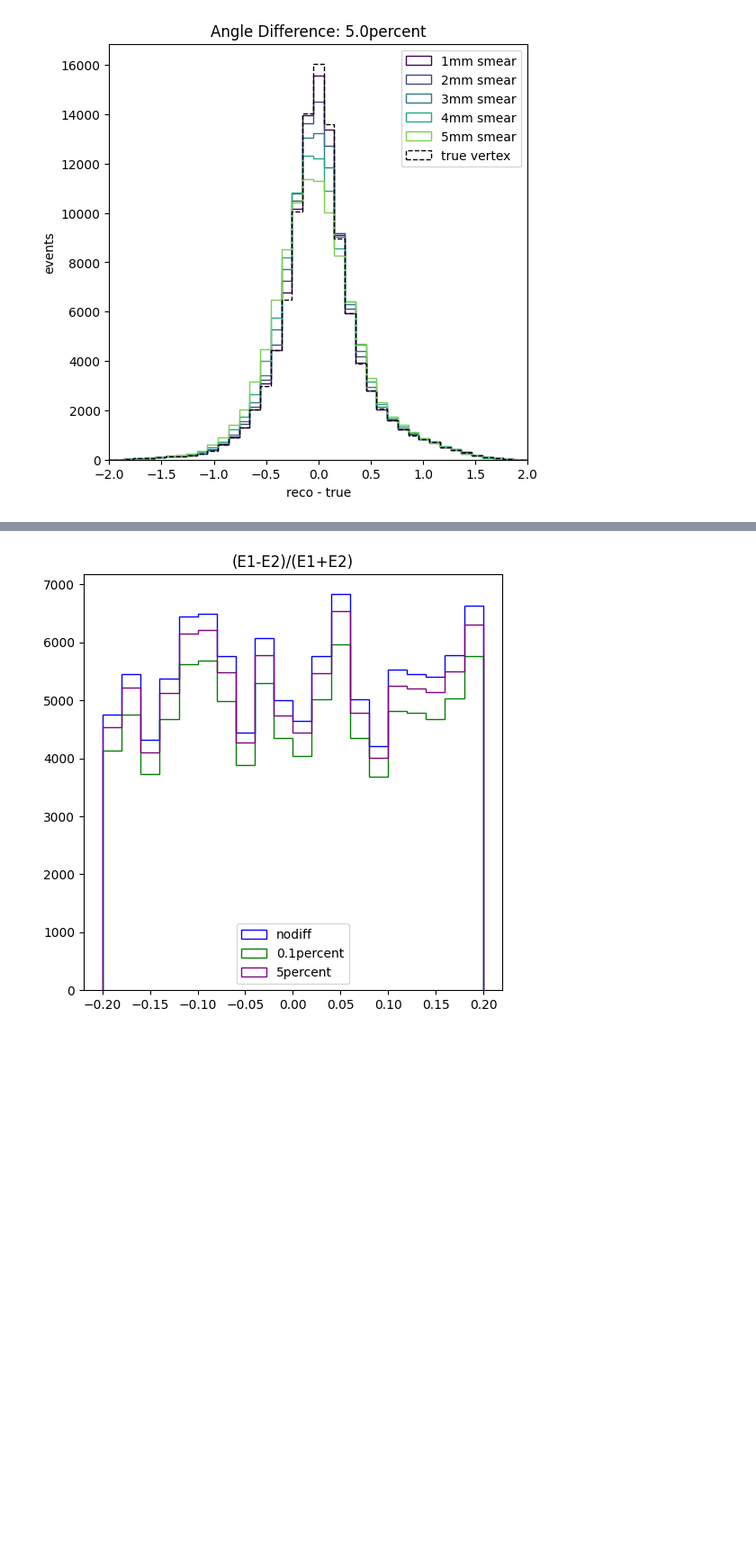
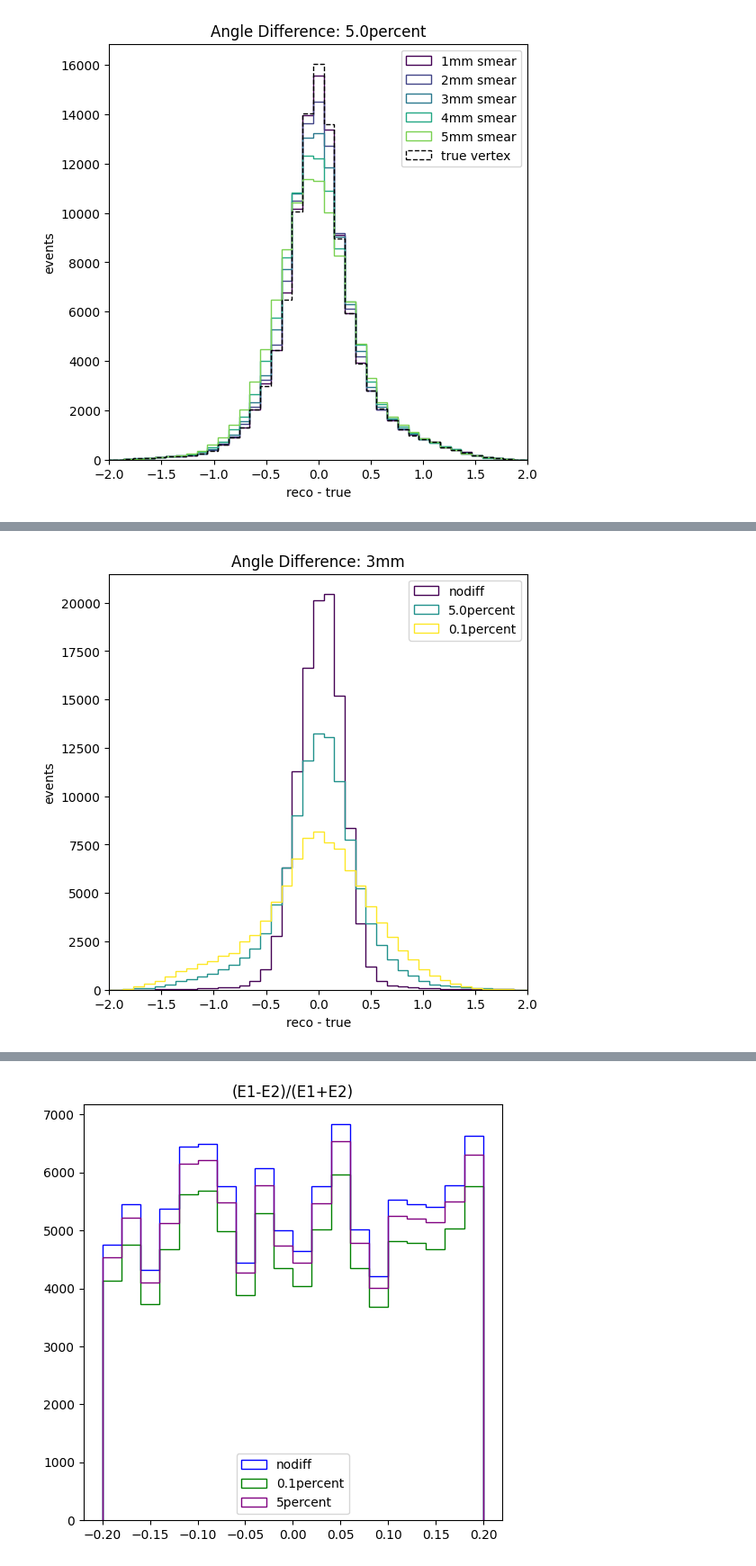
Before and after one commit to Rei-Jones/next-machine-learning, a Jupyter notebook: NEXT_nudobe/analysis/get_angle_data.ipynb, the cells around one changed output, grey strips where cells are left out. Shown at 90% size. Saved outputs shown, nothing was run; the diff lists cells and outputs as text; code cells hidden in the pictures; blank space fills up the shorter version.

```diff
--- a/NEXT_nudobe/analysis/get_angle_data.ipynb
+++ b/NEXT_nudobe/analysis/get_angle_data.ipynb
@@ -523,0 +568,4 @@ plot_diff_smear(five_full_df, [1,2,3,4,5], 100, "Angle Difference: 5.0percent")
+# %%
+compare_diff(diffusions, diffusion_labels, 3, 100, "Angle Difference: 3mm")
+# %% [output]
+[figure, added]
```
Also changed, not shown: parts of 13 cells of this notebook.
